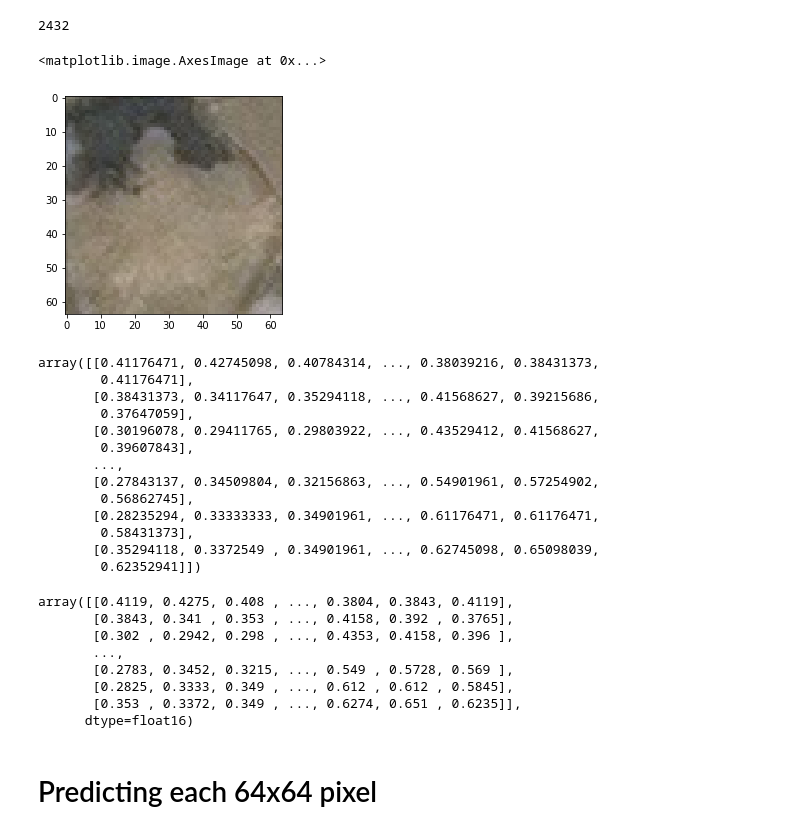
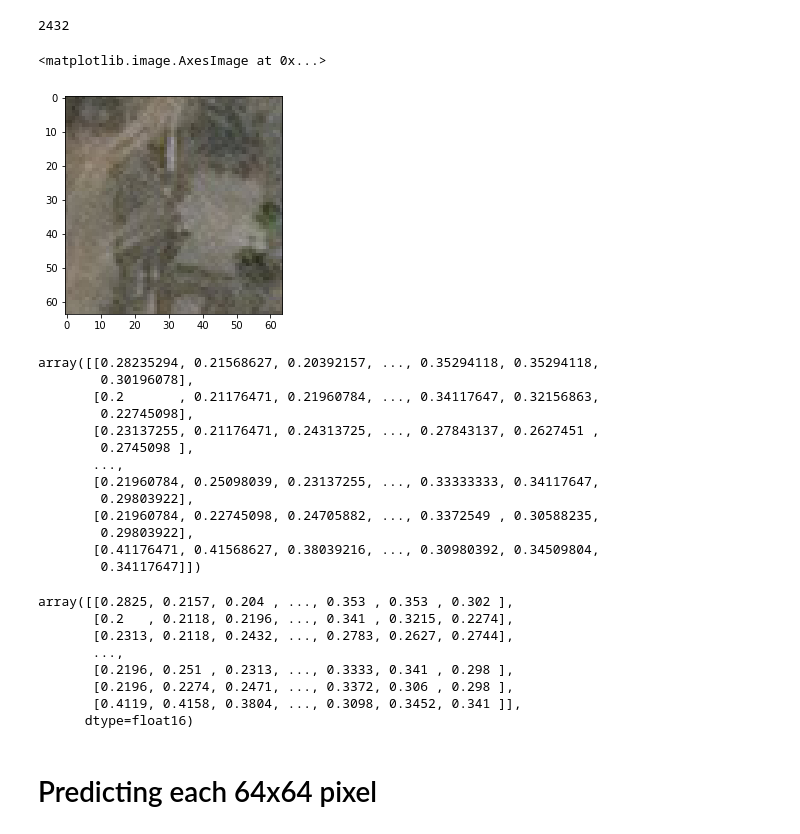
Before and after one commit to CSCCNY/final-project-landandbuildingsatimg-ccny, a Jupyter notebook: notebooks/scratch/03-SM-ResNet50_Validation.ipynb, the cells around one changed output. Saved outputs shown, nothing was run; the diff lists cells and outputs as text; code cells hidden in the pictures.

```diff
--- a/notebooks/scratch/03-SM-ResNet50_Validation.ipynb
+++ b/notebooks/scratch/03-SM-ResNet50_Validation.ipynb
@@ -39,38 +35,38 @@ img_clipped.shape[0]
 # %% [output]
 2432
 # %%
-little_img = img_clipped[0:0+64, 0:0+64,:]
+little_img = img_clipped[100:100+64, 100:100+64,:]
 plt.imshow(little_img[:,:,:])
 # %% [output]
 <matplotlib.image.AxesImage at 0x...>
-[figure, old version]
+[figure, new version]
 # %%
 little_img[:,:,2]
 # %% [output]
-array([[0.41176471, 0.42745098, 0.40784314, ..., 0.38039216, 0.38431373,
-        0.41176471],
-       [0.38431373, 0.34117647, 0.35294118, ..., 0.41568627, 0.39215686,
-        0.37647059],
-       [0.30196078, 0.29411765, 0.29803922, ..., 0.43529412, 0.41568627,
-        0.39607843],
+array([[0.28235294, 0.21568627, 0.20392157, ..., 0.35294118, 0.35294118,
+        0.30196078],
+       [0.2       , 0.21176471, 0.21960784, ..., 0.34117647, 0.32156863,
+        0.22745098],
+       [0.23137255, 0.21176471, 0.24313725, ..., 0.27843137, 0.2627451 ,
+        0.2745098 ],
        ...,
-       [0.27843137, 0.34509804, 0.32156863, ..., 0.54901961, 0.57254902,
-        0.56862745],
-       [0.28235294, 0.33333333, 0.34901961, ..., 0.61176471, 0.61176471,
-        0.58431373],
-       [0.35294118, 0.3372549 , 0.34901961, ..., 0.62745098, 0.65098039,
-        0.62352941]])
+       [0.21960784, 0.25098039, 0.23137255, ..., 0.33333333, 0.34117647,
+        0.29803922],
+       [0.21960784, 0.22745098, 0.24705882, ..., 0.3372549 , 0.30588235,
+        0.29803922],
+       [0.41176471, 0.41568627, 0.38039216, ..., 0.30980392, 0.34509804,
+        0.34117647]])
 # %%
 a = little_img.reshape(1, 64, 64, 3).astype('float16')
 a[0,:,:,2]
 # %% [output]
-array([[0.4119, 0.4275, 0.408 , ..., 0.3804, 0.3843, 0.4119],
-       [0.3843, 0.341 , 0.353 , ..., 0.4158, 0.392 , 0.3765],
-       [0.302 , 0.2942, 0.298 , ..., 0.4353, 0.4158, 0.396 ],
+array([[0.2825, 0.2157, 0.204 , ..., 0.353 , 0.353 , 0.302 ],
+       [0.2   , 0.2118, 0.2196, ..., 0.341 , 0.3215, 0.2274],
+       [0.2313, 0.2118, 0.2432, ..., 0.2783, 0.2627, 0.2744],
        ...,
-       [0.2783, 0.3452, 0.3215, ..., 0.549 , 0.5728, 0.569 ],
-       [0.2825, 0.3333, 0.349 , ..., 0.612 , 0.612 , 0.5845],
-       [0.353 , 0.3372, 0.349 , ..., 0.6274, 0.651 , 0.6235]],
+       [0.2196, 0.251 , 0.2313, ..., 0.3333, 0.341 , 0.298 ],
+       [0.2196, 0.2274, 0.2471, ..., 0.3372, 0.306 , 0.298 ],
+       [0.4119, 0.4158, 0.3804, ..., 0.3098, 0.3452, 0.341 ]],
       dtype=float16)
 # %% [markdown]
 # Predicting  each 64x64 pixel
```
Also changed, not shown: parts of 34 cells of this notebook.
